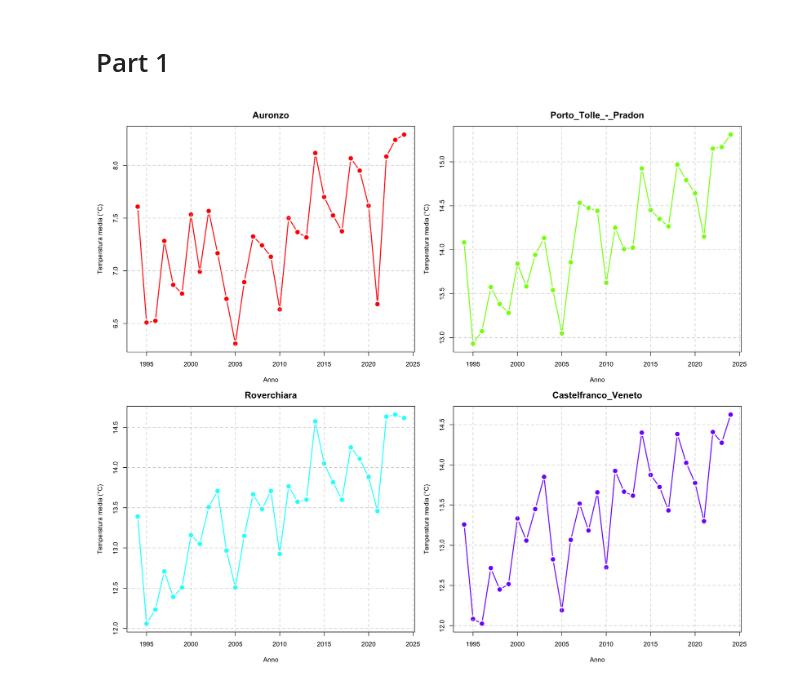
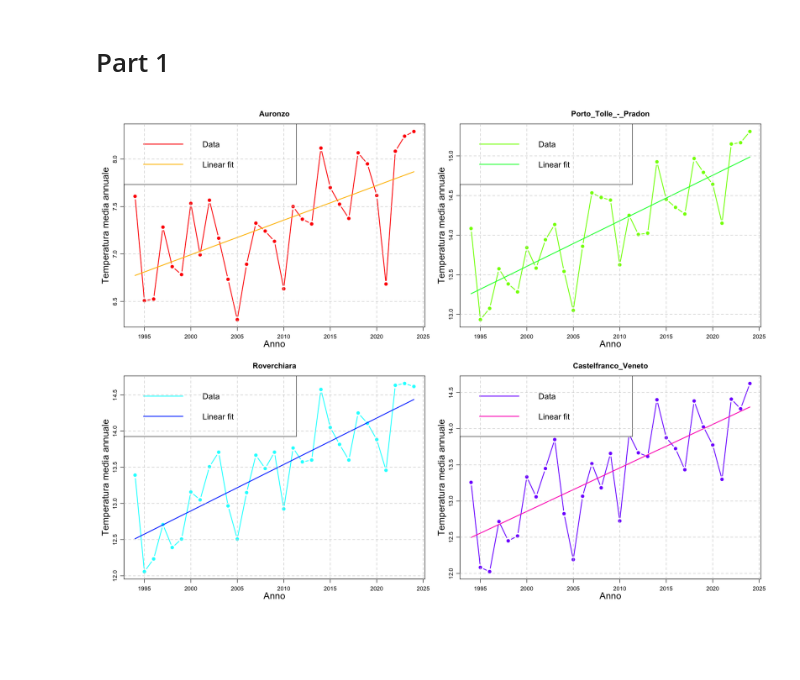
Before and after one commit to RaffaeleSabatini/ASPA_Proj07, a Jupyter notebook: main.ipynb, the cells around one changed output. Cells and saved outputs as stored; diff of their text form; code cells hidden in the pictures; blank space fills up the shorter version.

Commit message:
Fit lineare

```diff
--- a/main.ipynb
+++ b/main.ipynb
@@ -238,27 +208,43 @@ legend("topright", legend = c("Tmin", "Tmax", "Tavg"),
 # %% [markdown]
 # Part 1
 # %%
-options(repr.plot.width=14, repr.plot.height=12)
+options(repr.plot.width=16, repr.plot.height=12)
 
 years <- 1994:2024
-par(mfrow = c(2,2), bg = "white", mar=c(4,4,3,1))  # margini migliorati
+par(mfrow = c(2,2), bg = "white", mar=c(4,4,3,1))
+par(mgp = c(2, 0.8, 0))
 
-# Palette di colori piacevole
-colors <- rainbow(length(stations_names))
+# Palette colori
+colors <- rainbow(length(stations_names)*2)
 
-for (i in seq_along(stations_names)) {
+for (i in seq(1, length(stations_names))) {
     name <- stations_names[i]
 
     # Calcolo media annuale
     annual_average <- rowMeans(dataset[[name]][["Temperatura aria a 2m (_C) media delle medie"]])
 
-    # Plot migliorato
-    plot(years, annual_average, type="b", pch=19, col=colors[i],
-         lwd=2, cex=1.2,
-         main=name, font.main=2, cex.main=1.4,
-         xlab="Anno", ylab= "Temperatura media (°C)")
+    # Fit lineare
+    lin_model <- lm(annual_average ~ years)
+    annual_average_model <- predict(lin_model)
 
-    grid(col="gray80", lty=2)  # aggiunge griglia leggera
+    # Plots
+    plot(years, annual_average, type="b", pch=19, col=colors[2*i-1],
+         lwd=2, cex.lab=1.6,
+         main=name, font.main=2, cex.main=1.3,
+         xlab="Anno", ylab="Temperatura media annuale")
+
+
+    lines(years, annual_average_model, col=colors[2*i], lwd=2)
+
+    legend(
+        'topleft',
+        legend=c("Data", "Linear fit"),
+        col=c(colors[2*i-1], colors[2*i]),
+        lwd=c(2, 2),
+        cex=1.4
+        )
+
+    grid(col="gray80", lty=2)
 }
 # %% [output]
-[figure, old version]
+[figure, new version]
```
Also changed, not shown: parts of 5 cells of this notebook.
